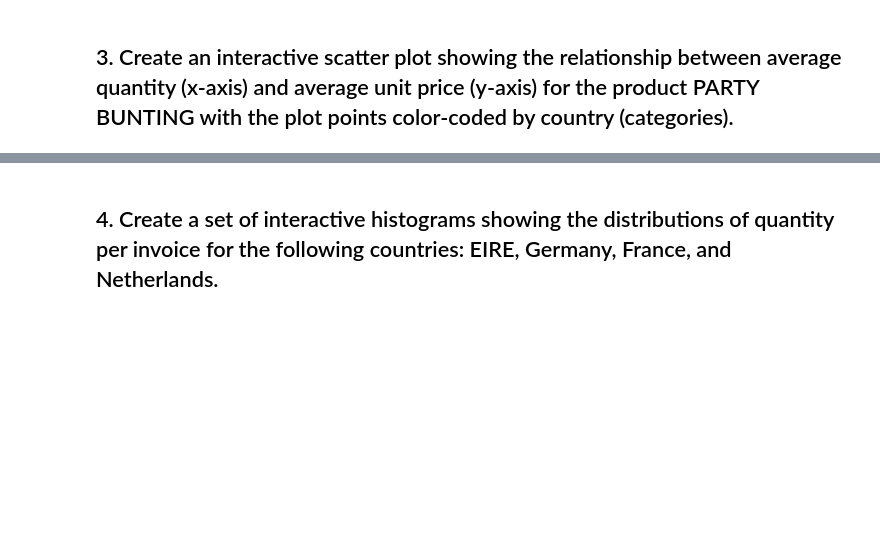
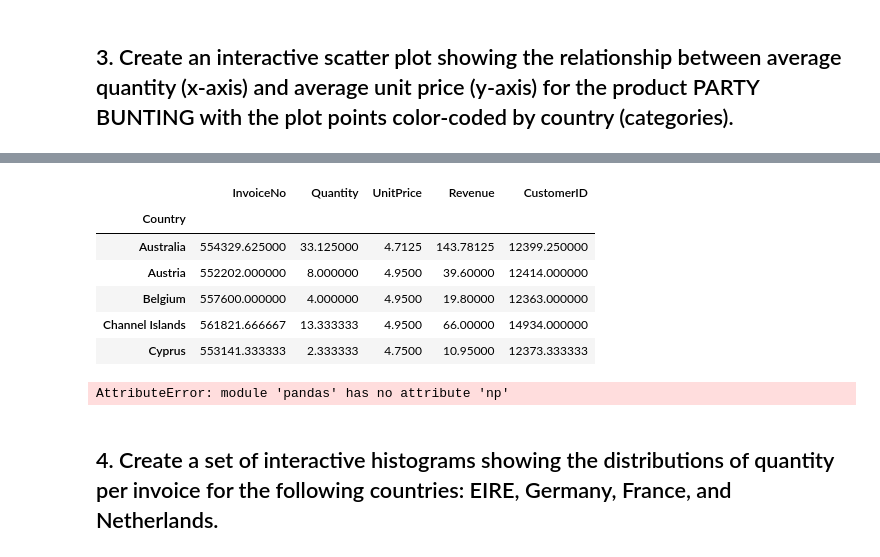
Before and after one commit to Ironhack-Data-Madrid-Octubre-2023/5.2-lab_interactive_visualization, a Jupyter notebook: your-code/main.ipynb, the cells around one changed output, grey strips where cells are left out. Saved outputs shown, nothing was run; the diff lists cells and outputs as text; code cells hidden in the pictures; blank space fills up the shorter version.

```diff
--- a/your-code/main.ipynb
+++ b/your-code/main.ipynb
@@ -136,0 +158,12 @@ tofrance.iplot(kind='line', xTitle='Date', title='Total quantity and revenue to
+# %%
+# Paso a crear el dataframe que necesito -> necesito las medias de quantity y unit price
+party = party.groupby('Country').mean(numeric_only=True)
+party.head()
+# %% [output]
+|  | InvoiceNo | Quantity | UnitPrice | Revenue | CustomerID |
+| Country |  |  |  |  |  |
+| Australia | 554329.625000 | 33.125000 | 4.7125 | 143.78125 | 12399.250000 |
+| Austria | 552202.000000 | 8.000000 | 4.9500 | 39.60000 | 12414.000000 |
+| Belgium | 557600.000000 | 4.000000 | 4.9500 | 19.80000 | 12363.000000 |
+| Channel Islands | 561821.666667 | 13.333333 | 4.9500 | 66.00000 | 14934.000000 |
+| Cyprus | 553141.333333 | 2.333333 | 4.7500 | 10.95000 | 12373.333333 |
@@ -136,0 +173,12 @@ tofrance.iplot(kind='line', xTitle='Date', title='Total quantity and revenue to
+# %%
+# Ya puedo pasar a hacer el plotteo
+party.iplot(x='Quantity',
+            y='UnitPrice',
+            categories='Country',
+            xTitle='Quantity',
+            yTitle='UnitPrice',
+            title='Relationship between average Qty and average unit pricefor the product PARTY BUNTING',
+            color='blue'
+            )
+# %% [output]
+AttributeError: module 'pandas' has no attribute 'np'
```
Also changed, not shown: parts of 13 cells of this notebook.
